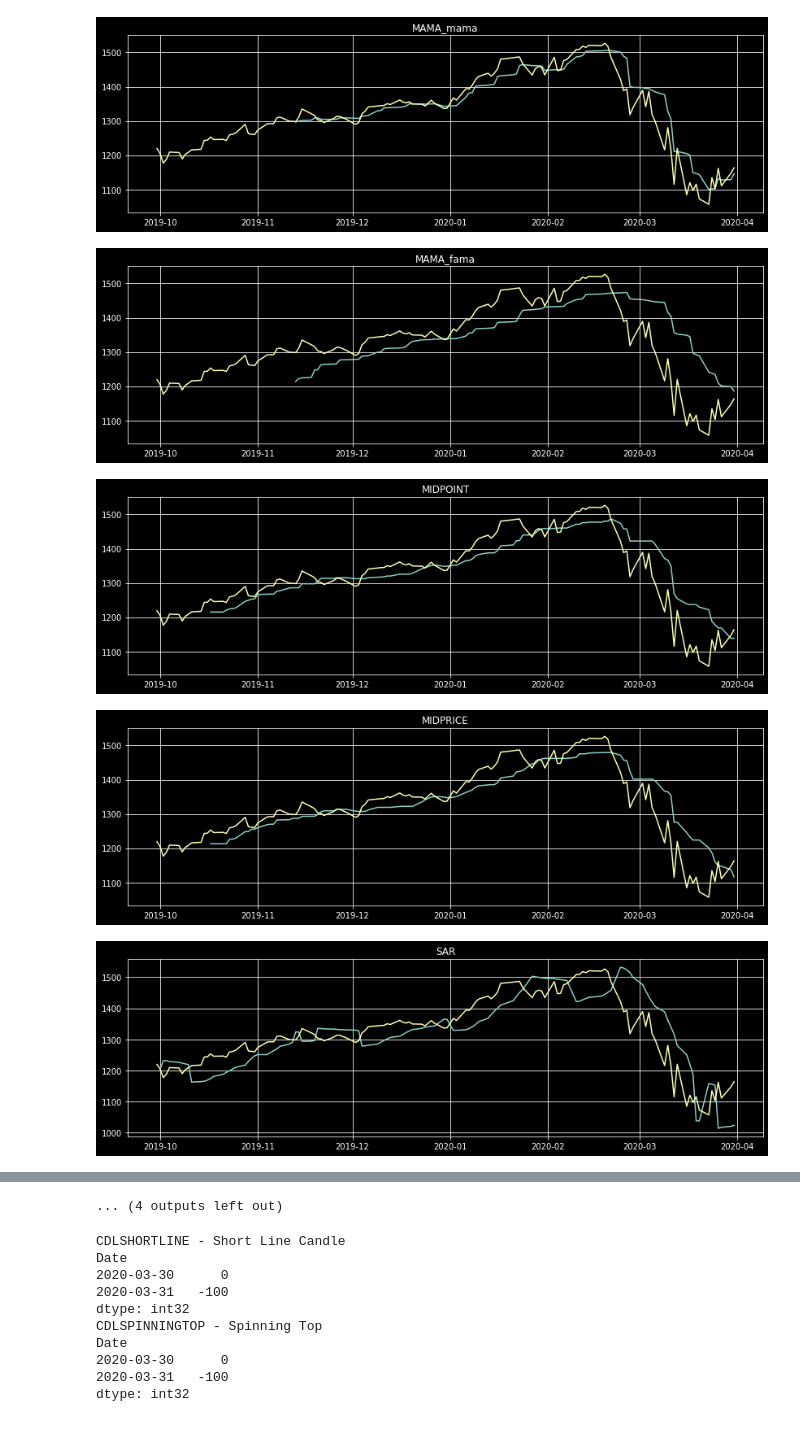
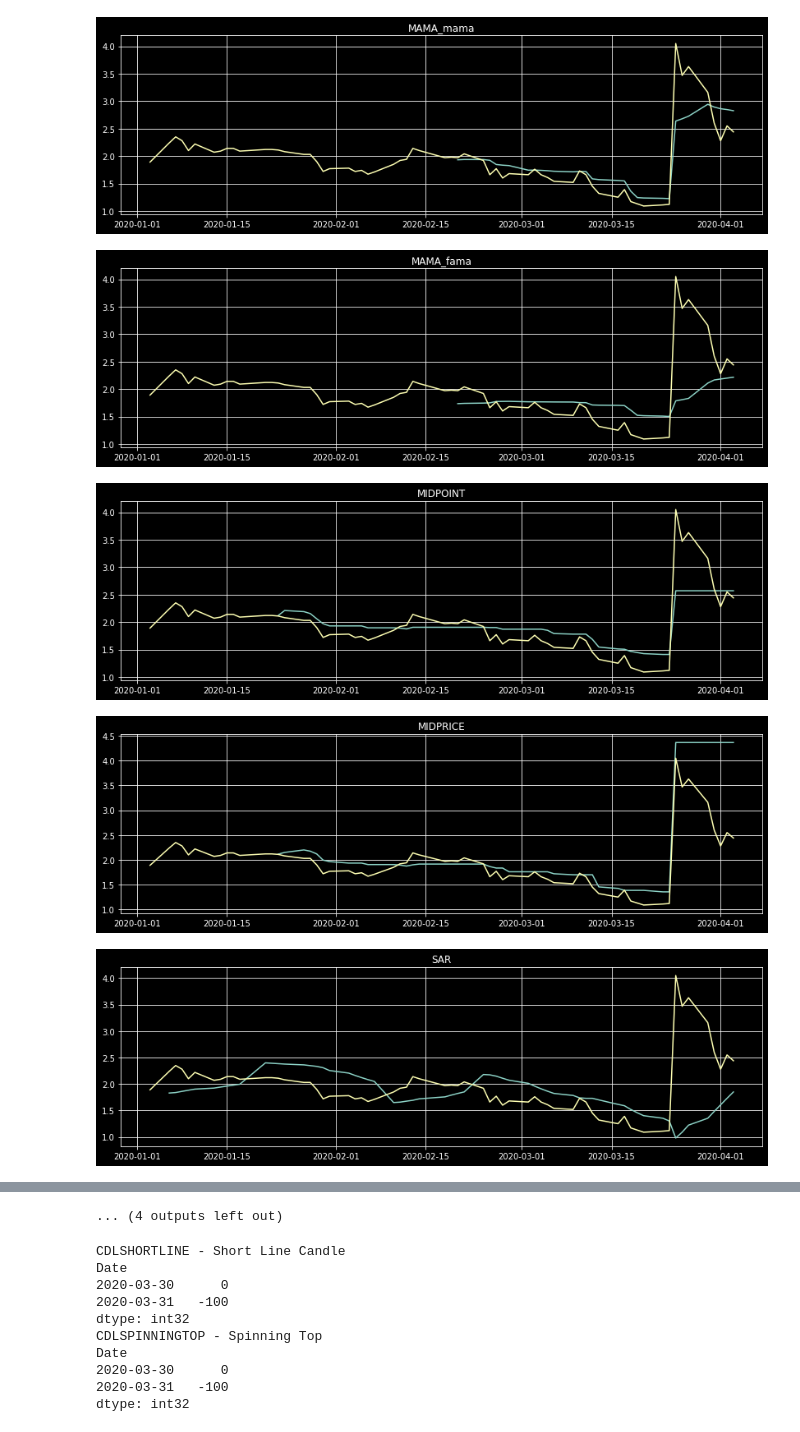
Before and after one commit to sanxlop/stocks, a Jupyter notebook: stocks_talib.ipynb, the cells around one changed output, grey strips where cells are left out. Saved outputs shown, nothing was run; the diff lists cells and outputs as text; code cells hidden in the pictures.

```diff
--- a/stocks_talib.ipynb
+++ b/stocks_talib.ipynb
@@ -100,15 +174,14 @@ predict_column = 'Close'
 # %%
 """Get data from yfinance"""
 print(tickers_names)
-hist = yf.download(tickers_names, period="3mo", interval="1d", start=None, end=None, actions=False, rounding=True, group_by='ticker', threads=True)
-#display(hist.tail(1))
+hist = yf.download(tickers_names, period="6mo", interval="1d", start=None, end=None, actions=False, rounding=True, group_by='ticker', threads=True)
 """Add extra info"""
+hist = hist[:]
 hist = add_price_transforms(df=hist)
 hist = add_overlap_functions(df=hist)
 hist = add_indicators_functions(df=hist, timeperiod=14)
-display(hist[['GOOG']].head(1))
-display(hist[['GOOG']].tail(1))
-#print(len(hist))
+# display(hist[['GOOG']].head(1))
+# display(hist[['GOOG']].tail(1))
 # %% [output]
 ATVI ADS GOOG MSFT AMZN TEF CHFS ASTC UBER
 [*********************100%***********************]  9 of 9 completed
@@ -198,11 +226,12 @@ plt.show()
 # %%
+# Show overlap functions
 overlap_functions = ['DEMA', 'EMA', 'HT_TRENDLINE', 'KAMA', 'MA', 'MAMA_mama', 'MAMA_fama', 'MIDPOINT', 'MIDPRICE', 'SAR', 'SAREXT', 'SMA', 'T3', 'TEMA', 'TRIMA', 'WMA']
 for func in overlap_functions:
     plt.figure(figsize=(14,4))
     plt.title(func)
     plt.grid()
-    plt.plot(hist['GOOG', func])
-    plt.plot(hist['GOOG', 'Close'])
+    plt.plot(hist['ASTC', func])
+    plt.plot(hist['ASTC', 'Close'])
     # Show/save figure as desired.
     plt.show()
 # %% [output]
@@ -214,5 +243,5 @@ for func in overlap_functions:
-[figure, old version]
+[figure, new version]
-[figure, old version]
+[figure, new version]
-[figure, old version]
+[figure, new version]
-[figure, old version]
+[figure, new version]
-[figure, old version]
+[figure, new version]
```
Also changed, not shown: parts of 7 cells of this notebook.
